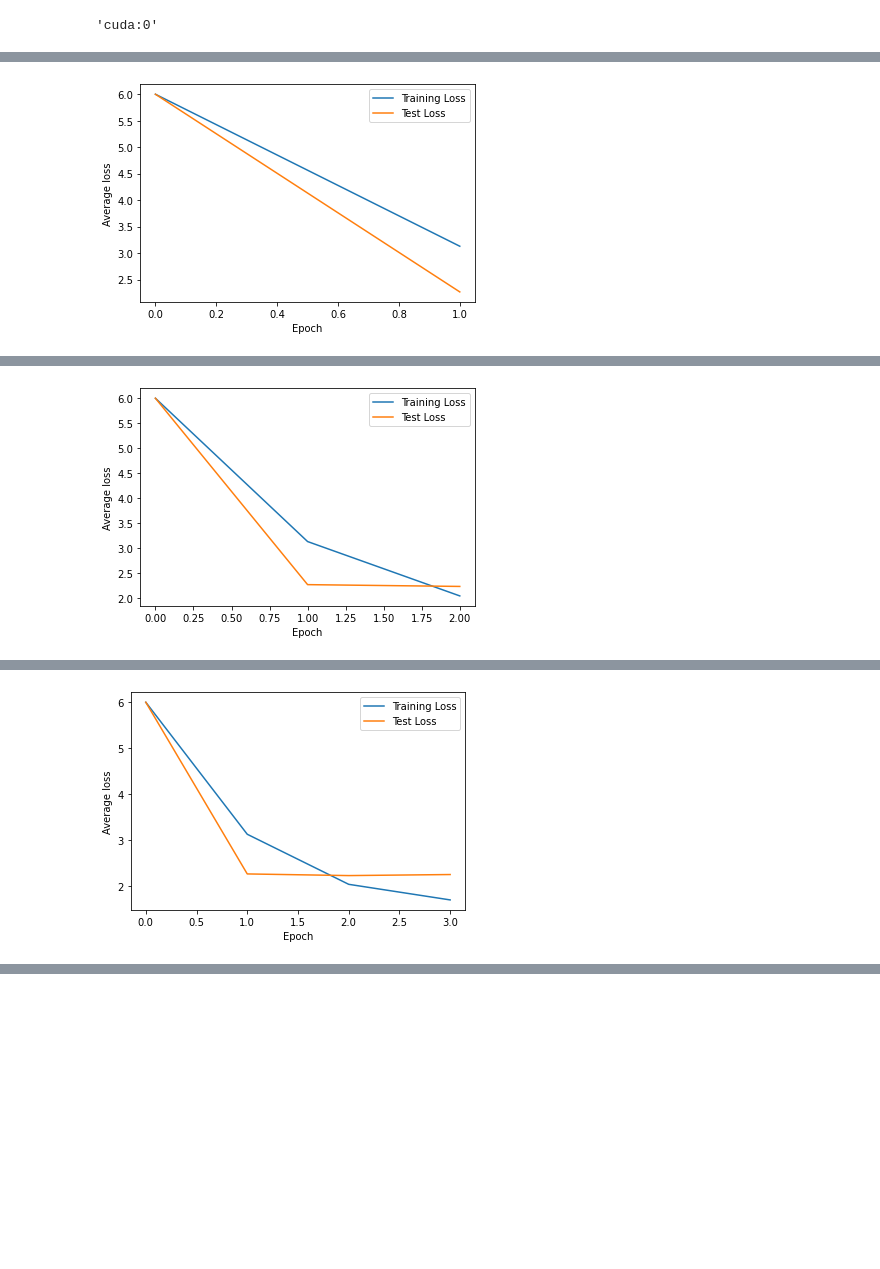
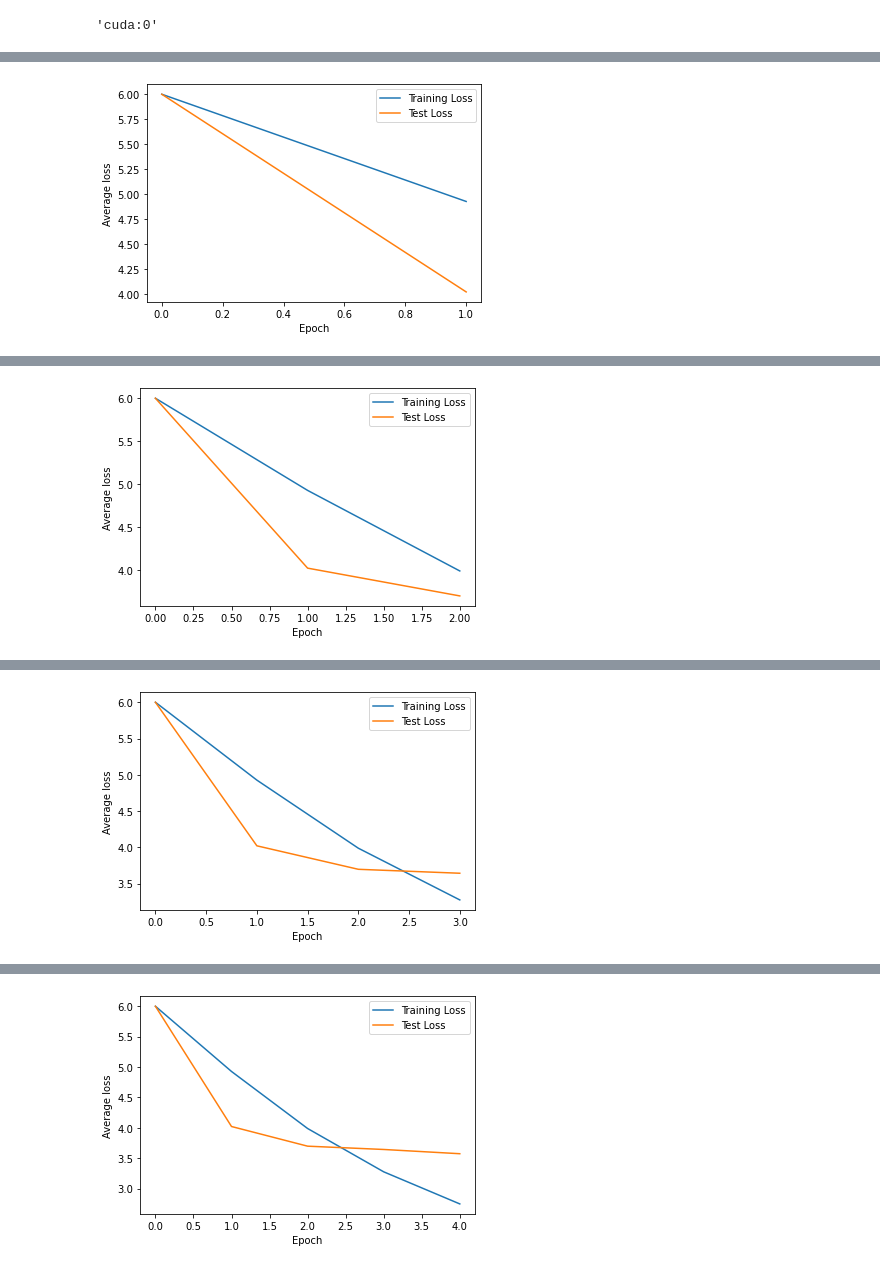
Before and after one commit to maxdata/MSc_thesis, a Jupyter notebook: Non-explainable/HCPNN.ipynb, the cells around one changed output, grey strips where cells are left out. Drawn from its saved outputs; the diff is of its cells as text; code cells hidden in the pictures; blank space fills up the shorter version.

```diff
--- a/Non-explainable/HCPNN.ipynb
+++ b/Non-explainable/HCPNN.ipynb
@@ -136,7 +138,7 @@ career_paths = career_paths.progress_apply(lambda x: x.values[-(maximum_career_d
 career_lens = career_paths.apply(len)
 career_paths = career_paths.loc[(career_lens > 1)]
 # %%
-# career_paths = career_paths.loc[career_paths.apply(lambda x: x[-1][-1] != x[-2][-1])]
+career_paths = career_paths.loc[career_paths.apply(lambda x: x[-1][-1] != x[-2][-1])]
 # %%
 career_paths.head()
 # %% [output]
@@ -195,6 +197,6 @@ len(to_fill), len(y)
 # %%
-# to_fill = to_fill[:75000]
-# y = y[:75000]
+to_fill = to_fill[:50000]
+y = y[:50000]
 # %%
 # Train test split
 split = 0.8
@@ -633,7 +635,7 @@ def test_loop(dataloader, model, criterion):
 # %%
 torch.cuda.empty_cache()
 # %%
-num_epochs = 3
+num_epochs = 5
 current = 0
 
 criterion = torch.nn.CrossEntropyLoss()
@@ -710,2 +712,2 @@ Epoch duration: 12:53
-[figure, old version]
+[figure, new version]
 -------------------------------------------------------------------------------
@@ -717,2 +719,2 @@ Epoch duration: 12:51
-[figure, old version]
+[figure, new version]
 -------------------------------------------------------------------------------
@@ -724 +726 @@ Epoch duration: 15:06
-[figure, old version]
+[figure, new version]
@@ -724,0 +733 @@ Epoch duration: 15:06
+[figure, added]
```
Also changed, not shown: parts of 7 cells of this notebook, 1 other file.
